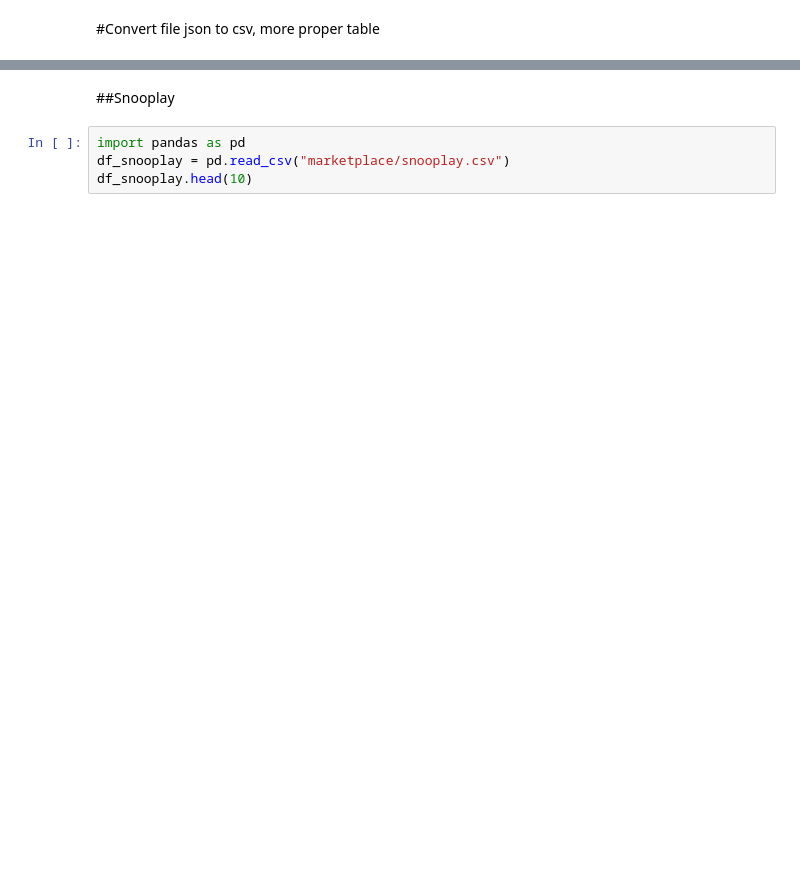
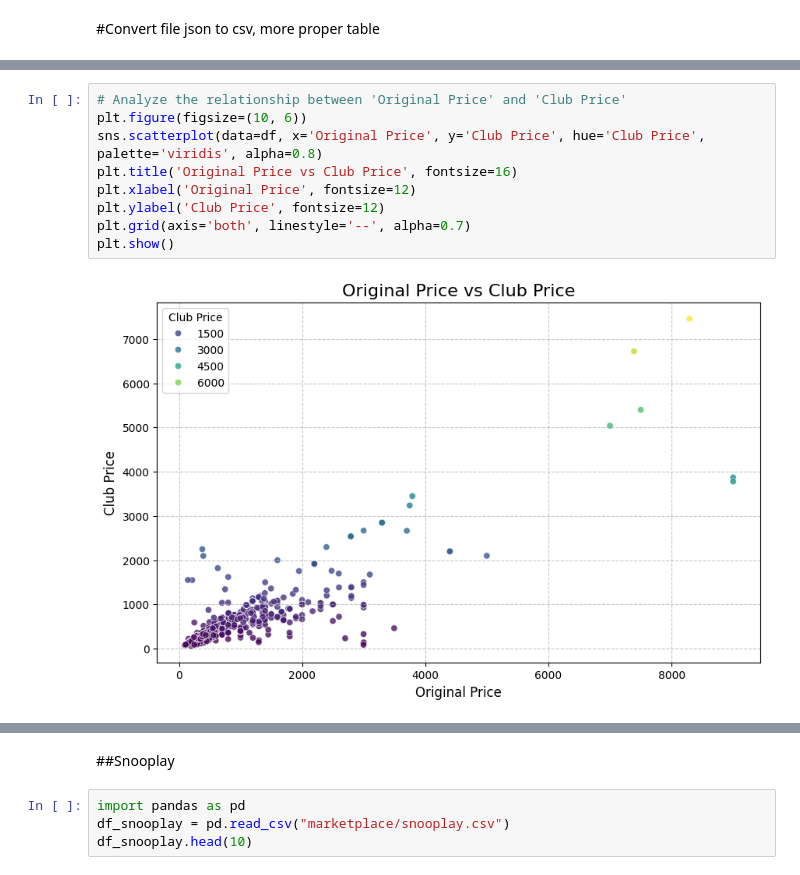
Before and after one commit to rjrizani/marketplace_-Competitive, a Jupyter notebook: EDA.ipynb, the cells around one changed output, grey strips where cells are left out. Drawn from its saved outputs; the diff is of its cells as text; blank space fills up the shorter version.

```diff
--- a/EDA.ipynb
+++ b/EDA.ipynb
@@ -60,0 +117,11 @@ df.to_csv('output_firstcry_cleaned.csv', index=False)
+# %%
+# Analyze the relationship between 'Original Price' and 'Club Price'
+plt.figure(figsize=(10, 6))
+sns.scatterplot(data=df, x='Original Price', y='Club Price', hue='Club Price', palette='viridis', alpha=0.8)
+plt.title('Original Price vs Club Price', fontsize=16)
+plt.xlabel('Original Price', fontsize=12)
+plt.ylabel('Club Price', fontsize=12)
+plt.grid(axis='both', linestyle='--', alpha=0.7)
+plt.show()
+# %% [output]
+[figure, added]
```
Also changed, not shown: parts of 16 cells of this notebook, 2 other files.
